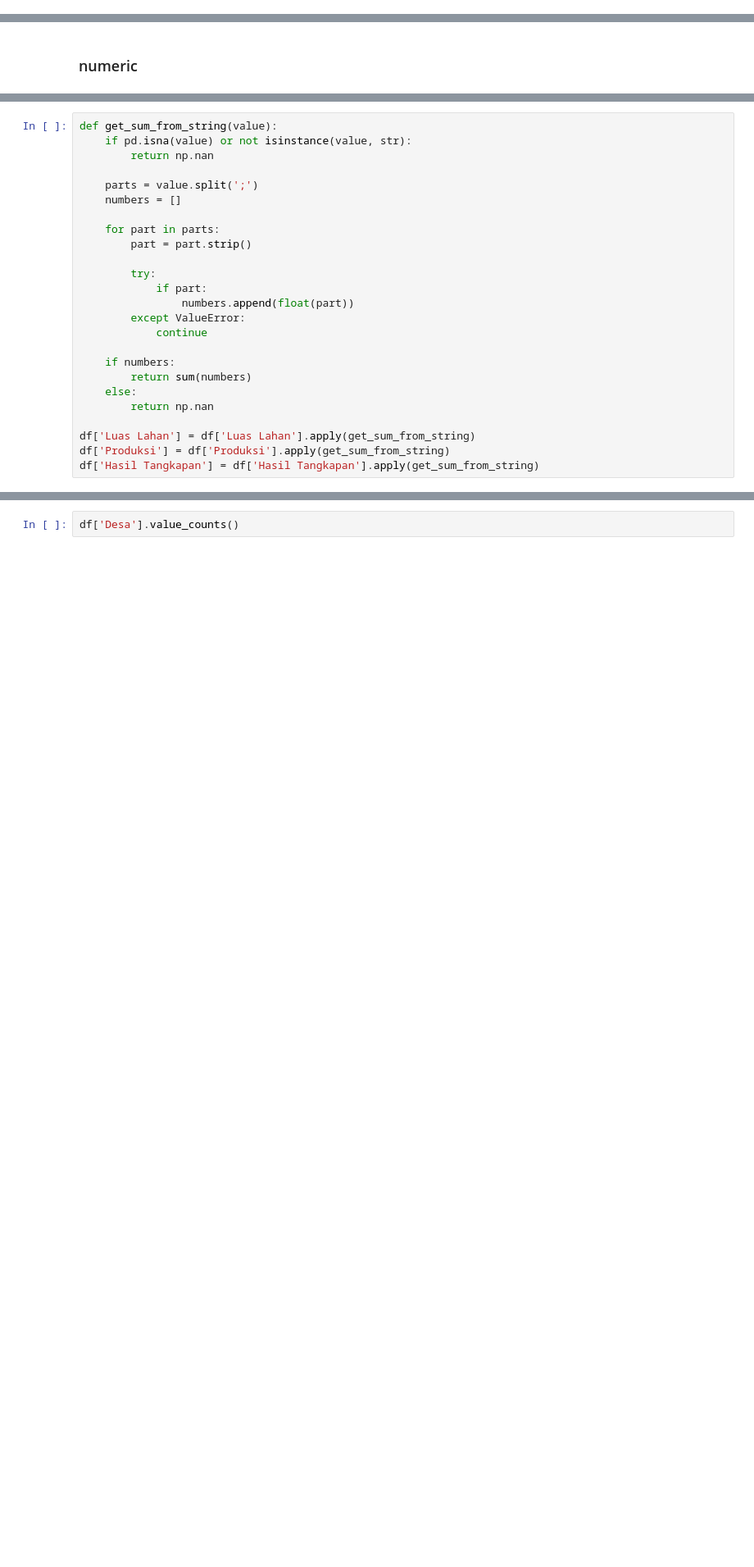
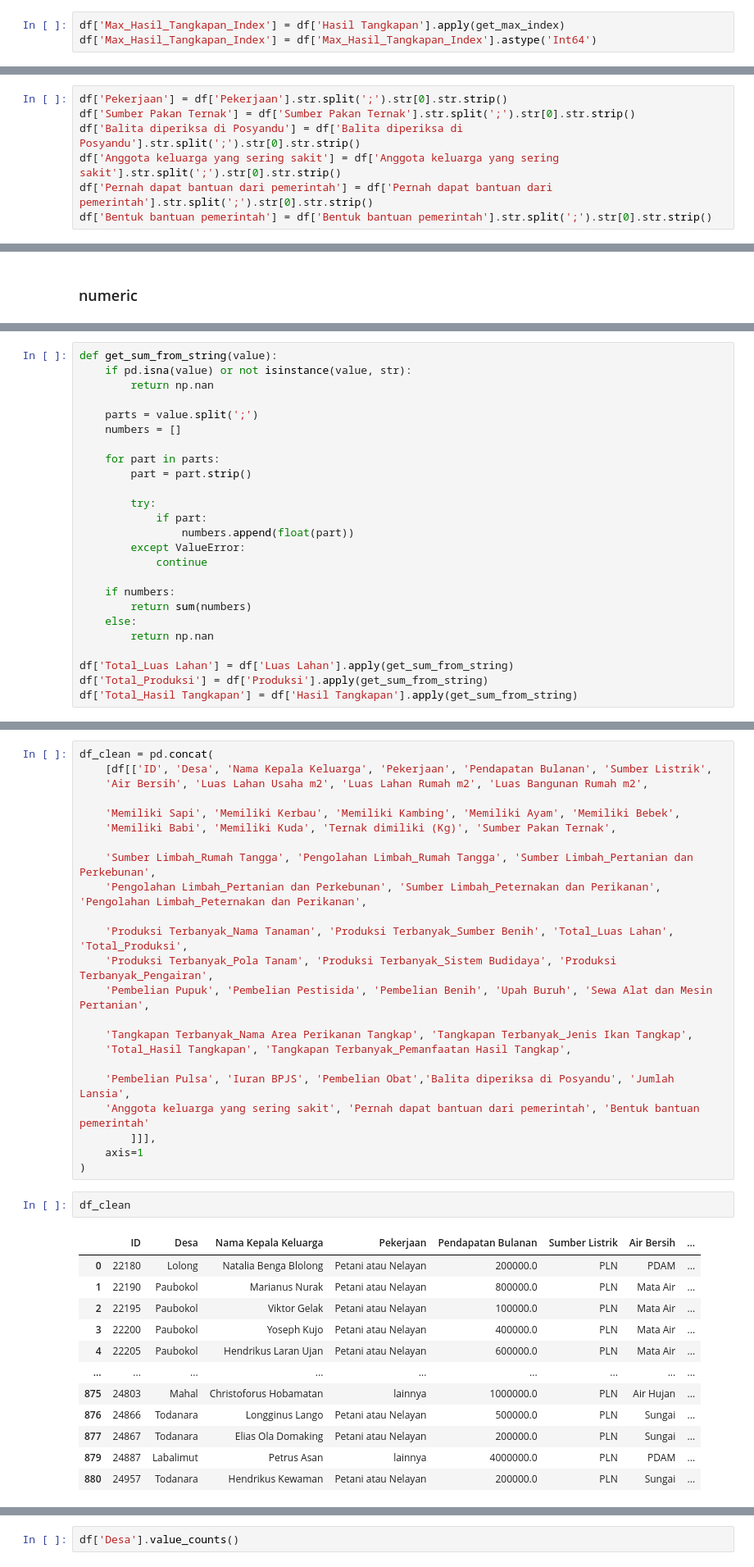
Before and after one commit to hldfiadn/rumah-tangga-mbkp, a Jupyter notebook: (new) profil desa/cleaning-getMAX-ulangdariawal.ipynb, the cells around one changed output, grey strips where cells are left out. Shown at 82% size. Saved outputs shown, nothing was run; the diff lists cells and outputs as text; blank space fills up the shorter version.

```diff
--- a/(new) profil desa/cleaning-getMAX-ulangdariawal.ipynb
+++ b/(new) profil desa/cleaning-getMAX-ulangdariawal.ipynb
@@ -922,0 +925,3 @@ TypeError: list indices must be integers or slices, not float
+# %%
+df['Max_Hasil_Tangkapan_Index'] = df['Hasil Tangkapan'].apply(get_max_index)
+df['Max_Hasil_Tangkapan_Index'] = df['Max_Hasil_Tangkapan_Index'].astype('Int64')
@@ -922,0 +953,7 @@ TypeError: list indices must be integers or slices, not float
+# %%
+df['Pekerjaan'] = df['Pekerjaan'].str.split(';').str[0].str.strip()
+df['Sumber Pakan Ternak'] = df['Sumber Pakan Ternak'].str.split(';').str[0].str.strip()
+df['Balita diperiksa di Posyandu'] = df['Balita diperiksa di Posyandu'].str.split(';').str[0].str.strip()
+df['Anggota keluarga yang sering sakit'] = df['Anggota keluarga yang sering sakit'].str.split(';').str[0].str.strip()
+df['Pernah dapat bantuan dari pemerintah'] = df['Pernah dapat bantuan dari pemerintah'].str.split(';').str[0].str.strip()
+df['Bentuk bantuan pemerintah'] = df['Bentuk bantuan pemerintah'].str.split(';').str[0].str.strip()
@@ -989,9 +1101,9 @@ def get_sum_from_string(value):
     else:
         return np.nan
 
-df['Luas Lahan'] = df['Luas Lahan'].apply(get_sum_from_string)
-df['Produksi'] = df['Produksi'].apply(get_sum_from_string)
-df['Hasil Tangkapan'] = df['Hasil Tangkapan'].apply(get_sum_from_string)
+df['Total_Luas Lahan'] = df['Luas Lahan'].apply(get_sum_from_string)
+df['Total_Produksi'] = df['Produksi'].apply(get_sum_from_string)
+df['Total_Hasil Tangkapan'] = df['Hasil Tangkapan'].apply(get_sum_from_string)
 # %%
 df.info()
 # %% [output]
@@ -1014,0 +1150,38 @@ memory usage: 309.9+ KB
+# %%
+df_clean = pd.concat(
+    [df[['ID', 'Desa', 'Nama Kepala Keluarga', 'Pekerjaan', 'Pendapatan Bulanan', 'Sumber Listrik',
+    'Air Bersih', 'Luas Lahan Usaha m2', 'Luas Lahan Rumah m2', 'Luas Bangunan Rumah m2',
+
+    'Memiliki Sapi', 'Memiliki Kerbau', 'Memiliki Kambing', 'Memiliki Ayam', 'Memiliki Bebek',
+    'Memiliki Babi', 'Memiliki Kuda', 'Ternak dimiliki (Kg)', 'Sumber Pakan Ternak',
+
+    'Sumber Limbah_Rumah Tangga', 'Pengolahan Limbah_Rumah Tangga', 'Sumber Limbah_Pertanian dan Perkebunan',
+    'Pengolahan Limbah_Pertanian dan Perkebunan', 'Sumber Limbah_Peternakan dan Perikanan', 'Pengolahan Limbah_Peternakan dan Perikanan',
+
+    'Produksi Terbanyak_Nama Tanaman', 'Produksi Terbanyak_Sumber Benih', 'Total_Luas Lahan', 'Total_Produksi',
+    'Produksi Terbanyak_Pola Tanam', 'Produksi Terbanyak_Sistem Budidaya', 'Produksi Terbanyak_Pengairan',
+    'Pembelian Pupuk', 'Pembelian Pestisida', 'Pembelian Benih', 'Upah Buruh', 'Sewa Alat dan Mesin Pertanian',
+
+    'Tangkapan Terbanyak_Nama Area Perikanan Tangkap', 'Tangkapan Terbanyak_Jenis Ikan Tangkap',
+    'Total_Hasil Tangkapan', 'Tangkapan Terbanyak_Pemanfaatan Hasil Tangkap',
+
+    'Pembelian Pulsa', 'Iuran BPJS', 'Pembelian Obat','Balita diperiksa di Posyandu', 'Jumlah Lansia',
+    'Anggota keluarga yang sering sakit', 'Pernah dapat bantuan dari pemerintah', 'Bentuk bantuan pemerintah'
+        ]]],
+    axis=1
+)
+# %%
+df_clean
+# %% [output]
+|  | ID | Desa | Nama Kepala Keluarga | Pekerjaan | Pendapatan Bulanan | Sumber Listrik | Air Bersih | ... |
+| 0 | 22180 | Lolong | Natalia Benga Blolong | Petani atau Nelayan | 200000.0 | PLN | PDAM | ... |
+| 1 | 22190 | Paubokol | Marianus Nurak | Petani atau Nelayan | 800000.0 | PLN | Mata Air | ... |
+| 2 | 22195 | Paubokol | Viktor Gelak | Petani atau Nelayan | 100000.0 | PLN | Mata Air | ... |
+| 3 | 22200 | Paubokol | Yoseph Kujo | Petani atau Nelayan | 400000.0 | PLN | Mata Air | ... |
+| 4 | 22205 | Paubokol | Hendrikus Laran Ujan | Petani atau Nelayan | 600000.0 | PLN | Mata Air | ... |
+| ... | ... | ... | ... | ... | ... | ... | ... | ... |
+| 875 | 24803 | Mahal | Christoforus Hobamatan | lainnya | 1000000.0 | PLN | Air Hujan | ... |
+| 876 | 24866 | Todanara | Longginus Lango | Petani atau Nelayan | 500000.0 | PLN | Sungai | ... |
+| 877 | 24867 | Todanara | Elias Ola Domaking | Petani atau Nelayan | 200000.0 | PLN | Sungai | ... |
+| 879 | 24887 | Labalimut | Petrus Asan | lainnya | 4000000.0 | PLN | PDAM | ... |
+| 880 | 24957 | Todanara | Hendrikus Kewaman | Petani atau Nelayan | 200000.0 | PLN | Sungai | ... |
```
Also changed, not shown: parts of 28 cells of this notebook.
